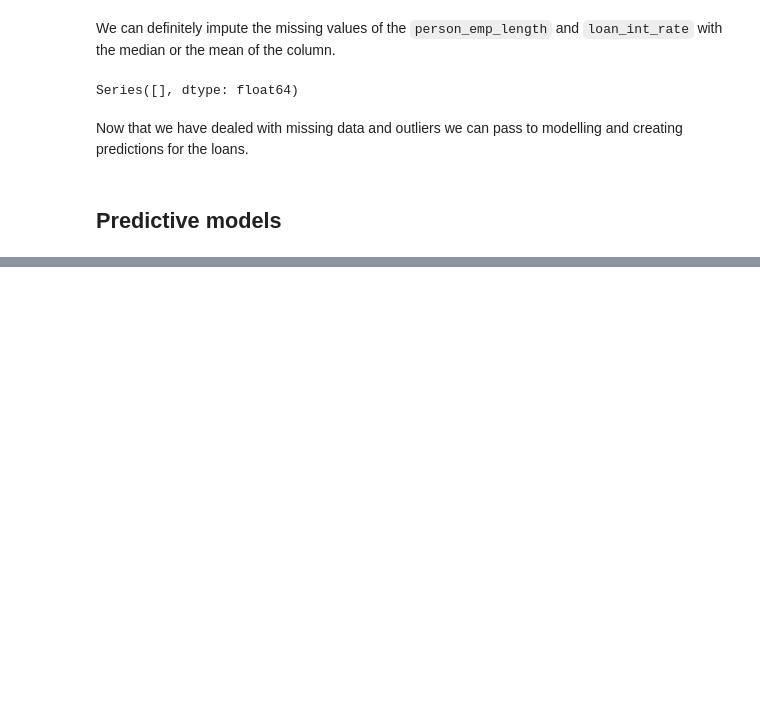
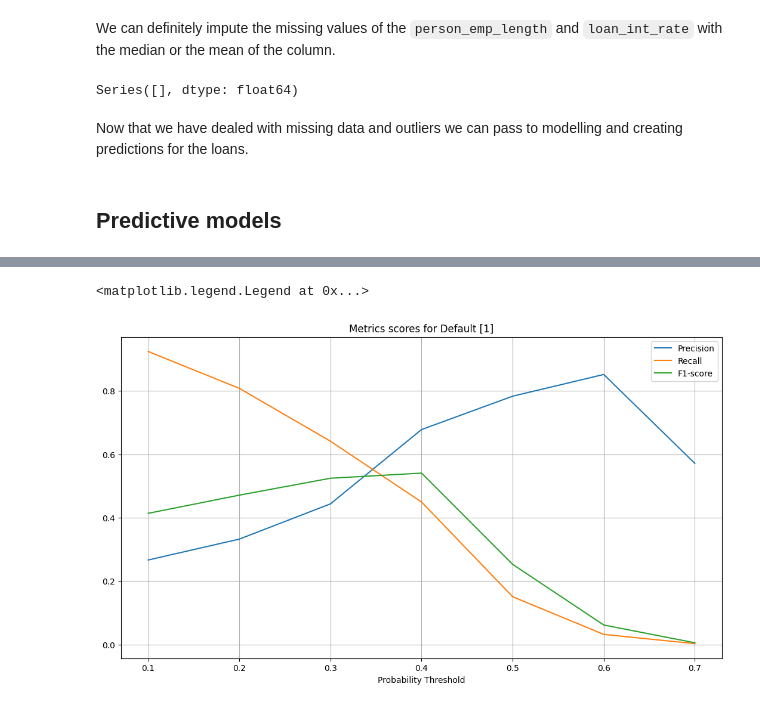
Before and after one commit to tommasograndi/Credit-Risk-Analysis, a Jupyter notebook: cr-analysis.ipynb, the cells around one changed output, grey strips where cells are left out. Cells and saved outputs as stored; diff of their text form; code cells hidden in the pictures; blank space fills up the shorter version.

```diff
--- a/cr-analysis.ipynb
+++ b/cr-analysis.ipynb
@@ -242,0 +442,22 @@ Now that we have dealed with missing data and outliers we can pass to modelling
+# %%
+from sklearn.metrics import precision_recall_fscore_support
+from sklearn.metrics import accuracy_score
+
+
+thresholds = [0.1, 0.2, 0.3, 0.4, 0.5, 0.6, 0.7]
+compare = pd.DataFrame(columns = ['Model Accuracy','Precision of default', 'Precision of no-default', 'Recall of default', 'Recall of no-default', 'F1-score of default', 'F1-score of no-default'])
+
+for T in thresholds:
+
+    df = pd.DataFrame(predictions[:,1], columns = ['PD'])
+    df['loan_status'] = df['PD'].apply(lambda x: 1 if x > T else 0)
+
+    accuracy = accuracy_score(y_test, df['loan_status'])
+
+    scores = precision_recall_fscore_support(y_test, df['loan_status'])
+
+    compare.loc[T] = [accuracy, scores[0][1], scores[0][0], scores[1][1], scores[1][0], scores[2][1], scores[2][0]]
+
+    compare.index.name = 'Threshold'
+
+compare
@@ -242,0 +474,11 @@ Now that we have dealed with missing data and outliers we can pass to modelling
+# %%
+plt.plot(compare['Precision of default'], label = 'Precision' )
+plt.plot(compare['Recall of default'], label = 'Recall')
+plt.plot(compare['F1-score of default'], label = 'F1-score')
+plt.title('Metrics scores for Default [1]')
+plt.xlabel('Probability Threshold')
+plt.grid()
+plt.legend()
+# %% [output]
+<matplotlib.legend.Legend at 0x...>
+[figure, added]
```
Also changed, not shown: parts of 29 cells of this notebook.
